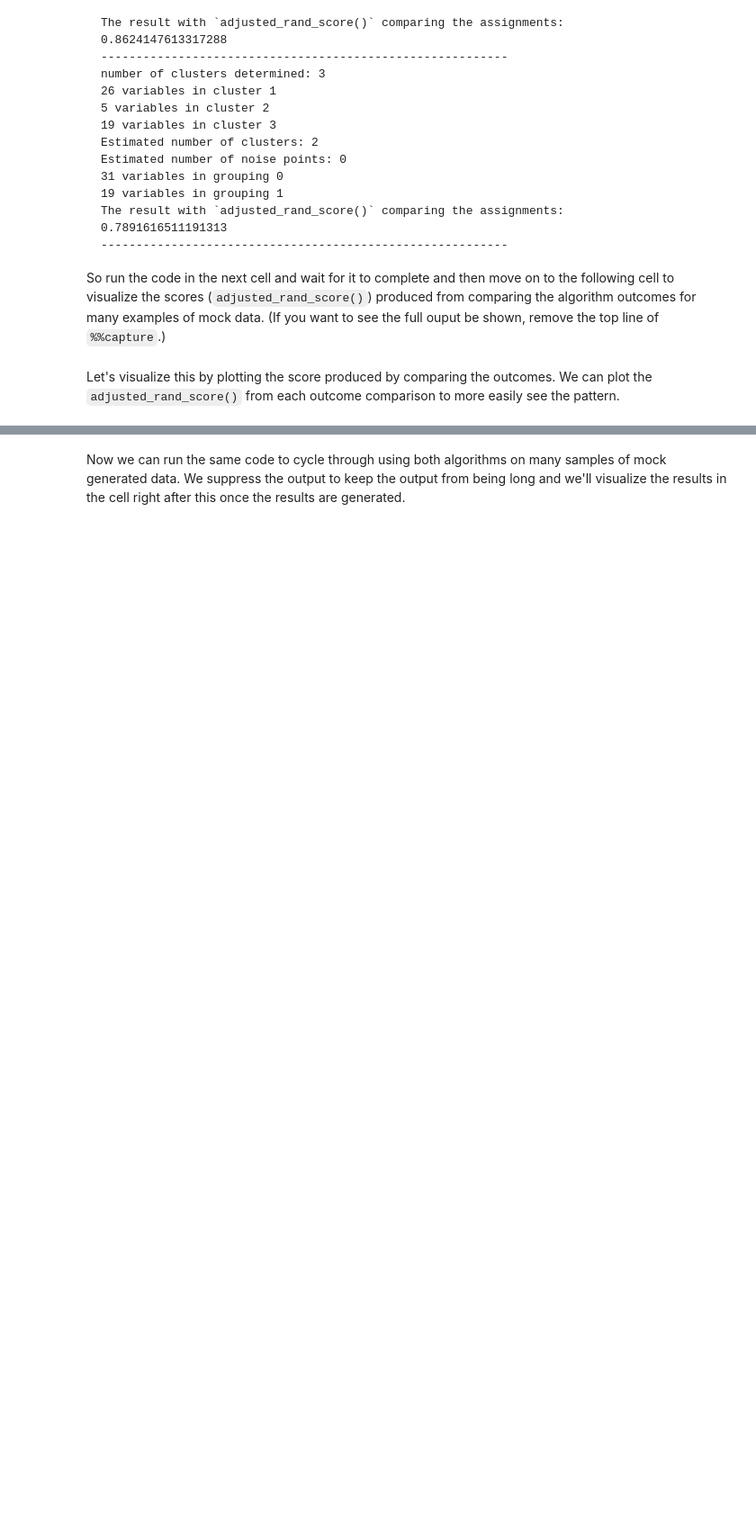
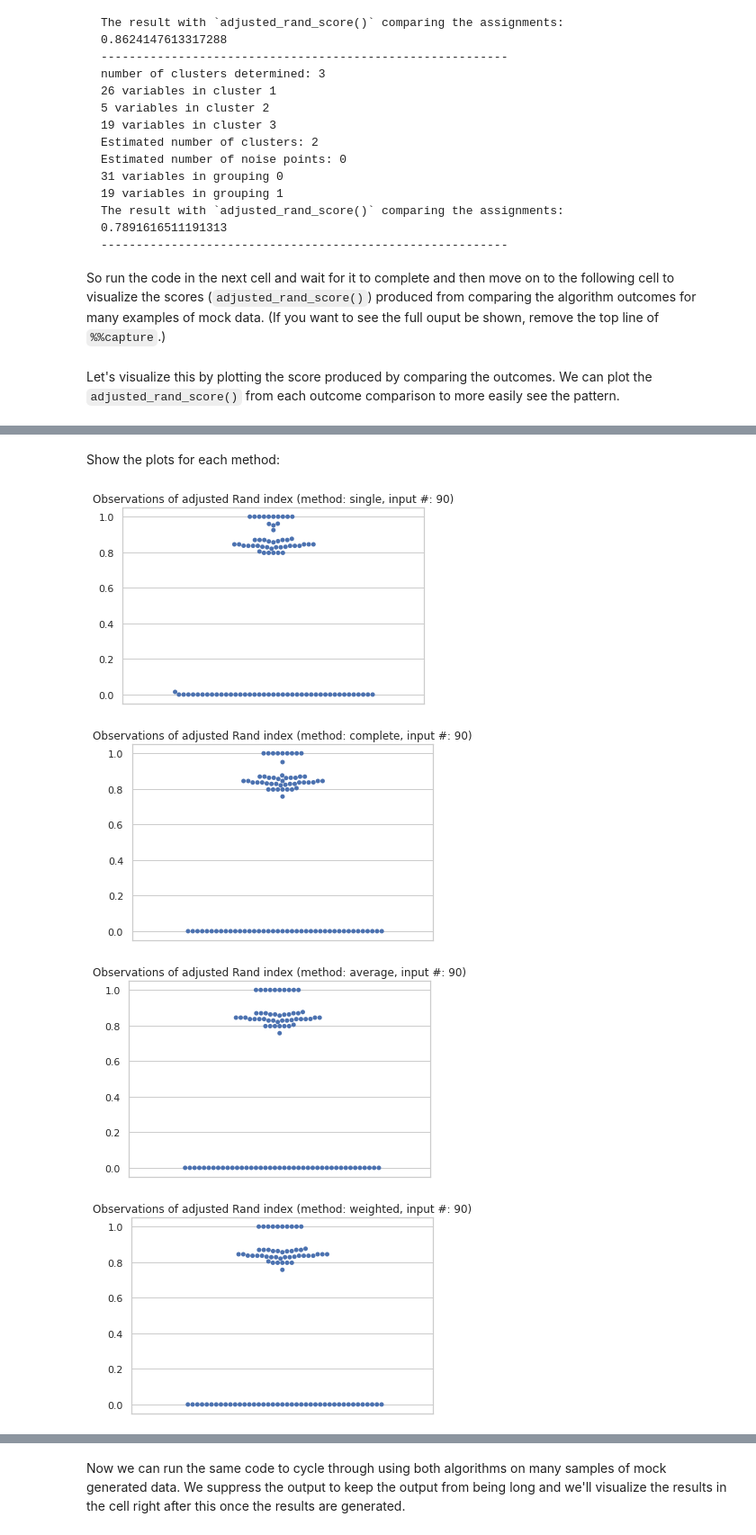
Before and after one commit to fomightez/cluster_analysis-binder, a Jupyter notebook: Examining_variation_of_clustering_results.ipynb, the cells around one changed output, grey strips where cells are left out. Shown at 90% size. Cells and saved outputs as stored; diff of their text form; code cells hidden in the pictures; blank space fills up the shorter version.

Commit message:
add cycling through hierarchical methods example

```diff
--- a/Examining_variation_of_clustering_results.ipynb
+++ b/Examining_variation_of_clustering_results.ipynb
@@ -287,0 +337,15 @@ First run the next cell to redefine the functions generating the clusters and ru
+# %% [markdown]
+Show the plots for each method:
+# %%
+import seaborn as sns
+import matplotlib.pyplot as plt
+sns.set(style="whitegrid")
+for method_to_use in methods_dict:
+    ax = sns.swarmplot(y=rand_scores_by_method[method_to_use])
+    ax.set_title(f'Observations of adjusted Rand index (method: {method_to_use}, input #: {number_of_times_to_run_clustering})');
+    plt.show() # so you show each one and not just last
+# %% [output]
+[figure, added]
+[figure, added]
+[figure, added]
+[figure, added]
```
Also changed, not shown: parts of 9 cells of this notebook.
